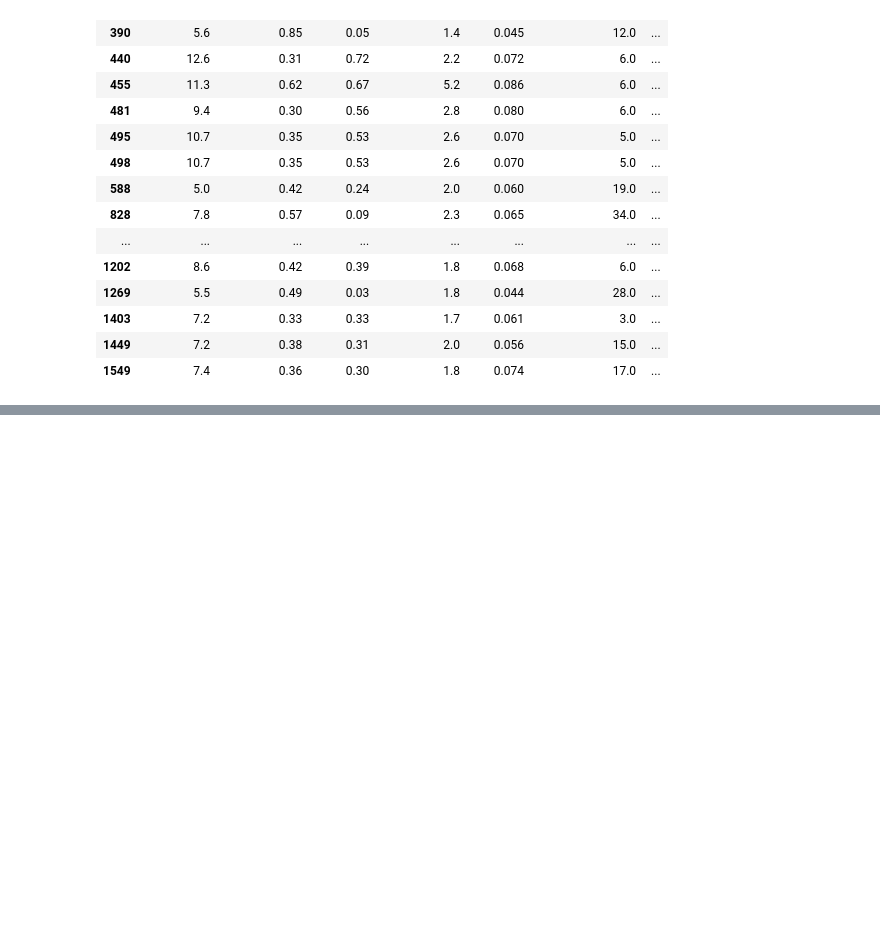
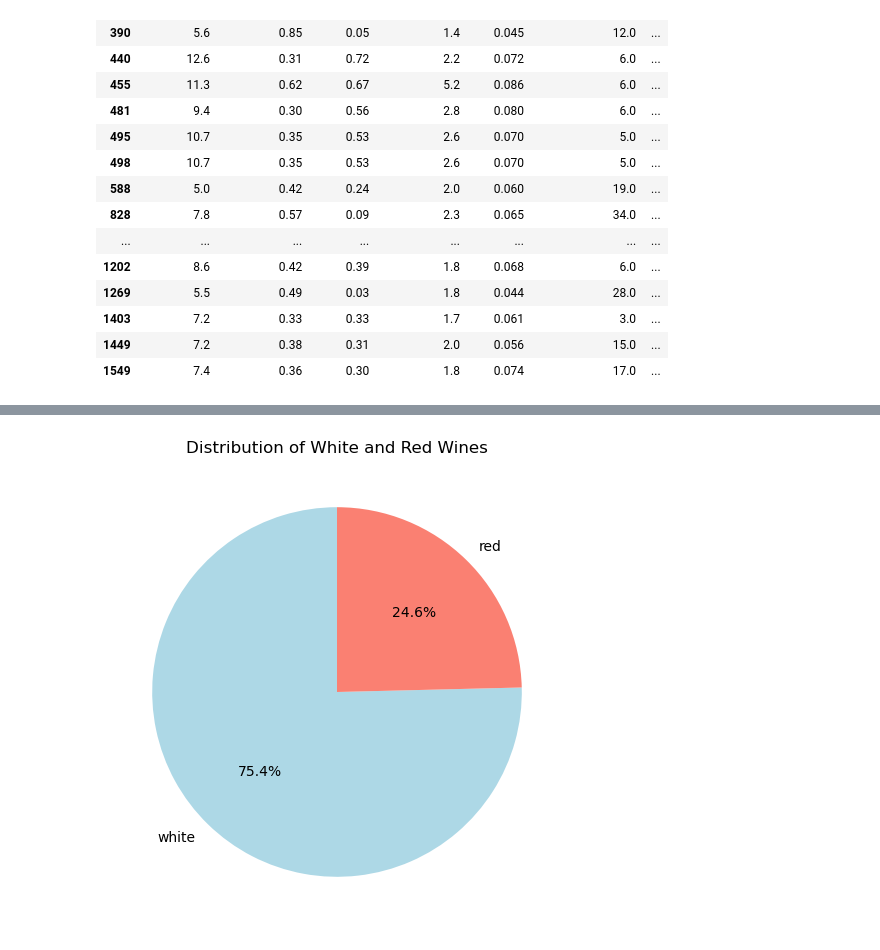
Before and after one commit to rakeshtparayil/BlueBerry-Winery, a Jupyter notebook: blueBerry_winery.ipynb, the cells around one changed output, grey strips where cells are left out. Drawn from its saved outputs; the diff is of its cells as text; code cells hidden in the pictures; blank space fills up the shorter version.

Commit message:
new_graphs

```diff
--- a/blueBerry_winery.ipynb
+++ b/blueBerry_winery.ipynb
@@ -69,0 +103,11 @@ redwine.loc[redwine['quality'] == 8]
+# %%
+# we are creating a new column called "quality_label", we define a range and associate that range with a label
+whitewine['quality_label'] = whitewine['quality'].apply(lambda value: 'low'
+if value <= 5 else 'medium'
+if value <= 7 else 'high')
+
+# here we are transforming these labels into a categorical data type (specific to pandas) instead of a simple string
+whitewine['quality_label'] = pd.Categorical(whitewine['quality_label'],
+categories=['low', 'medium', 'high'])
+
+whitewine.head()
@@ -69,0 +121,13 @@ redwine.loc[redwine['quality'] == 8]
+# %%
+# Add a differentiating column
+whitewine['wine_type'] = 'white'
+redwine['wine_type'] = 'red'
+
+# Combine the DataFrames
+combined_wine = pd.concat([whitewine, redwine], ignore_index=True)
+
+# Display the combined DataFrame
+print(combined_wine.head())
+
+# Save the combined DataFrame to a new CSV file if needed
+combined_wine.to_csv('combined_wine.csv', index=False)
@@ -69,0 +170,17 @@ redwine.loc[redwine['quality'] == 8]
+# %%
+# Count the occurrences of each wine type
+wine_counts = combined_wine['wine_type'].value_counts()
+
+# Create a pie chart
+plt.figure(figsize=(6, 6))  # Set the figure size
+plt.pie(
+    wine_counts,
+    labels=wine_counts.index,
+    autopct='%1.1f%%',
+    startangle=90,
+    colors=['lightblue', 'salmon']
+)
+plt.title('Distribution of White and Red Wines')
+plt.show()
+# %% [output]
+[figure, added]
```
Also changed, not shown: parts of 10 cells of this notebook, 1 other file.
